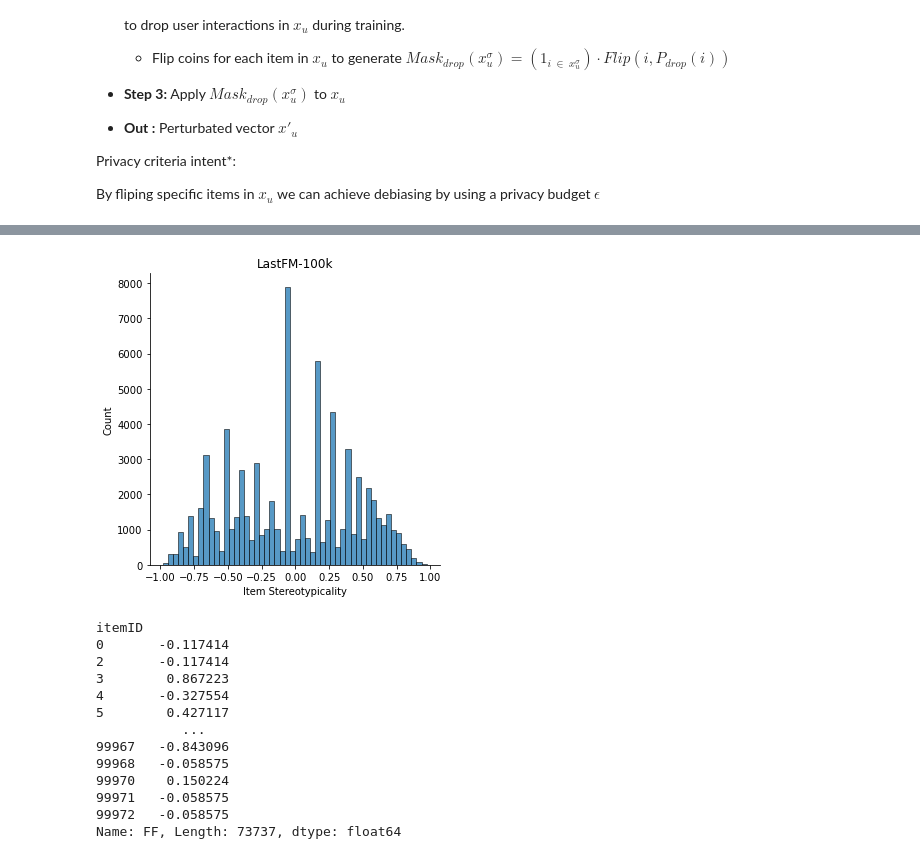
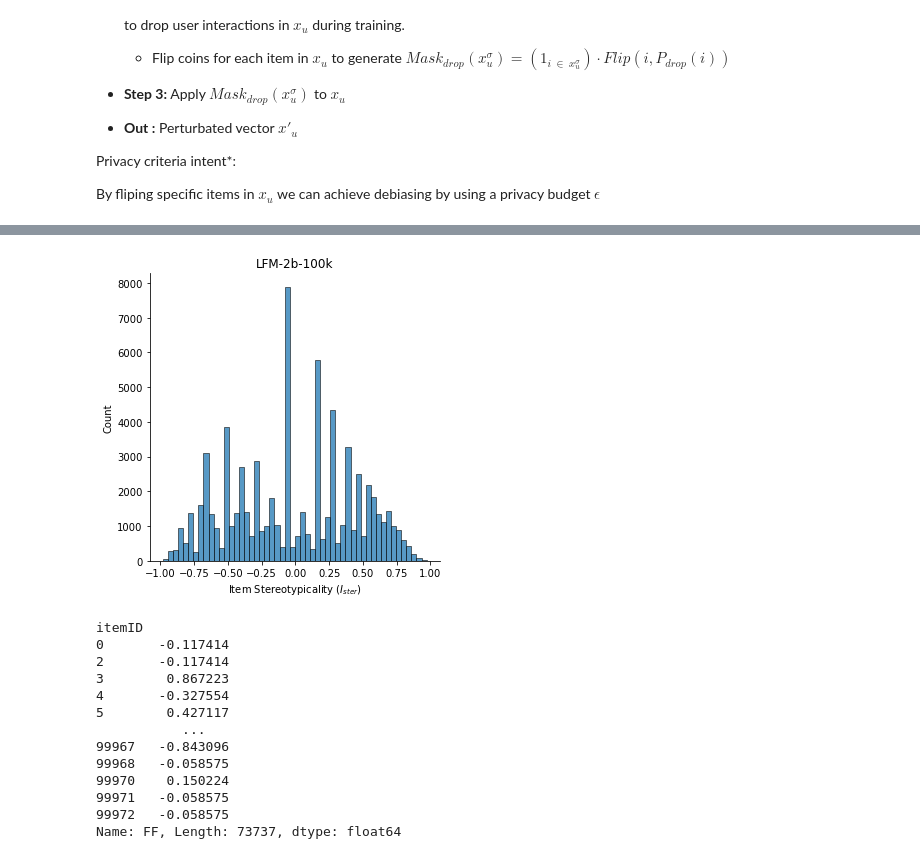
Before and after one commit to gescobedo/SBO, a Jupyter notebook: perturbation.ipynb, the cells around one changed output, grey strips where cells are left out. Drawn from its saved outputs; the diff is of its cells as text; code cells hidden in the pictures.

```diff
--- a/perturbation.ipynb
+++ b/perturbation.ipynb
@@ -101,9 +101,8 @@ user_groups= {"gender":["m","f"]}
 rel_freq  = calc_rel_freq_inter(joined,user_groups)
 ff =calculate_ff(rel_freq,"gender_m","gender_f")
 #ff.to_csv("lastfm-ff-values-M2F.csv")
-ff.name = "Item Stereotypicality"
+ff.name = "Item Stereotypicality $(I_{ster})$"
 sns.displot(ff)
-plt.savefig()
 plt.title("Distribution of item's FF values")
 # %% [output]
 userID      7580
@@ -128,11 +127,11 @@ TypeError: savefig() missing 1 required positional argument: 'fname'
 # %%
 
 sns.displot(ff)
-plt.title("LastFM-100k")
+plt.title("LFM-2b-100k")
 plt.tight_layout()
 plt.savefig("figures/lfm_item_ster.png",dpi=250)
 # %% [output]
-[figure, old version]
+[figure, new version]
 # %%
 
 calculate_ff(rel_freq,"gender_m","gender_f")
```
Also changed, not shown: parts of 3 cells of this notebook, 4 other files.
